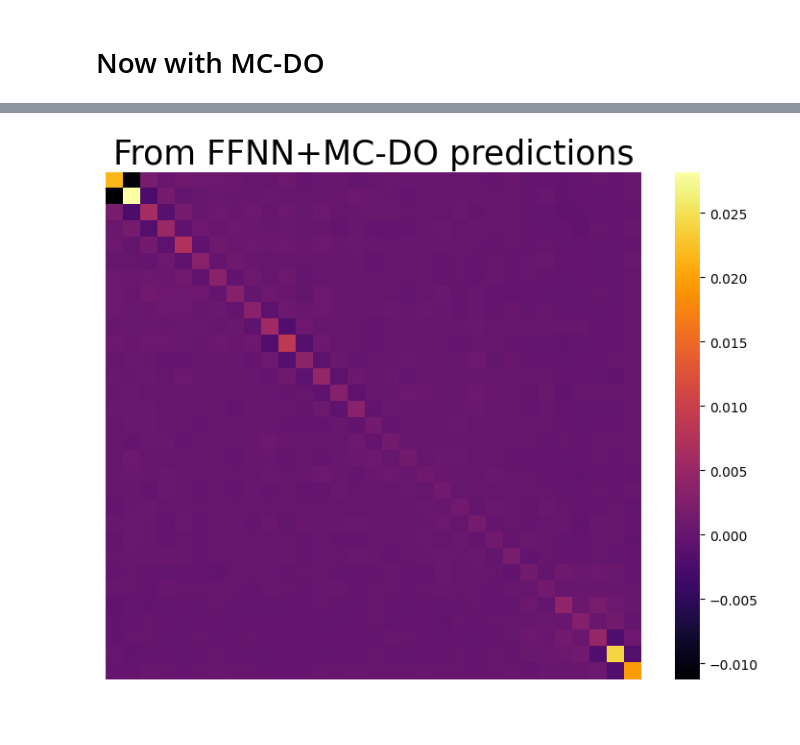
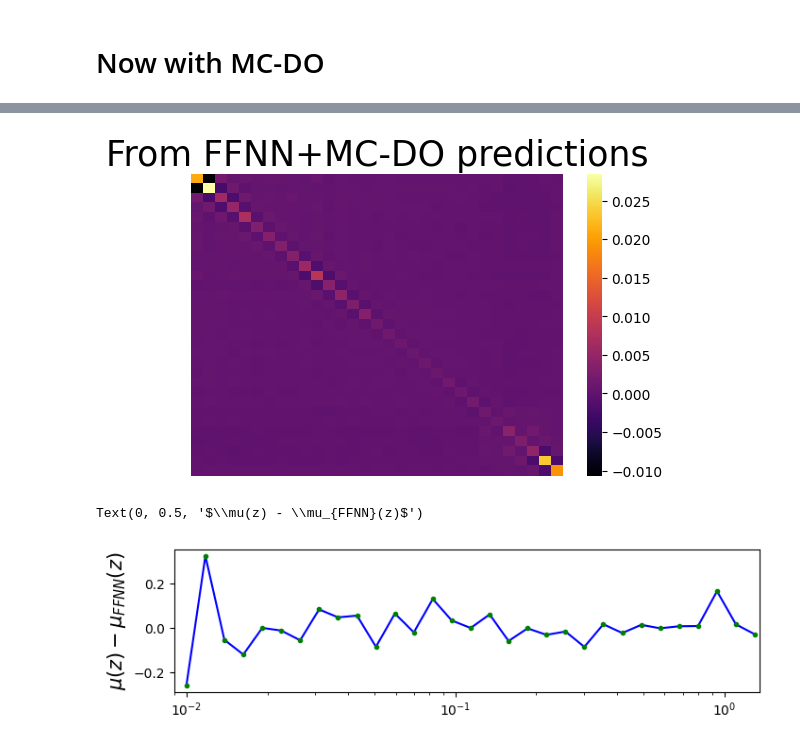
Before and after one commit to igomezv/neuralCosmoReconstruction, a Jupyter notebook: notebooks/loadANNjla.ipynb, the cells around one changed output, grey strips where cells are left out. Cells and saved outputs as stored; diff of their text form; code cells hidden in the pictures; blank space fills up the shorter version.

Commit message:
update plots of neural nets to jla

```diff
--- a/notebooks/loadANNjla.ipynb
+++ b/notebooks/loadANNjla.ipynb
@@ -17,9 +18,9 @@ import scipy as sp
 # %%
-ffnn = tf.keras.models.load_model('../models/FFNN_JLA.h5')
+ffnn = tf.keras.models.load_model('../models/FFNN_JLA2.h5')
 latent_dim = 1
 decoder = tf.keras.models.load_model('../models/vaeffnn_decoder.h5', custom_objects={'latent_dim': latent_dim})
 encoder = tf.keras.models.load_model('../models/vaeffnn_encoder.h5')
-ffnn_do = tf.keras.models.load_model('../models/FFNN_JLA_DO2.h5', custom_objects={'MCDropout': MCDropout})
+ffnn_do = tf.keras.models.load_model('../models/FFNN_JLA_DO.h5', custom_objects={'MCDropout': MCDropout})
 #ffnn_do 2 and without 2
 # %% [output]
 WARNING:tensorflow:No training configuration found in the save file, so the model was *not* compiled. Compile it manually.
@@ -53,9 +54,11 @@ scalererr = StandardScaler()
 scalererr.fit(errors.reshape(-1,1))
 errors_sc = scalererr.transform(errors.reshape(nsize,1))
 # %%
-zpoints = np.linspace(0.01, 1.3, 31)
+zseedlog = np.linspace(np.log10(0.01), np.log10(1.3), 31)
+zpoints = 10**zseedlog
 # zpoints = z_redshift
 # zpoints = ranz+0.01*np.random.randn(31)
 # orderMag(0.1)
+# zpoints = zpoints+ 0.01*np.random.rand(31)
 zpoints
 # %% [output]
@@ -71,8 +77,11 @@ std_ref = np.std(dist)
 delta_mean = z_sample_syscov - mean_ref
 # %%
 pred_random = ffnn.predict(np.log10(zpoints))
+# pred_random = ffnn.predict(zpoints)
 dlfake = scalerdist.inverse_transform(pred_random.reshape(-1,1))
 index = np.argsort(zpoints)
-fake_data = np.stack((zpoints[index], dlfake.reshape(31,)[index]), axis=1)
+dlfake = dlfake.reshape(31,)[index]
+zpoints = zpoints[index]
+fake_data = np.stack((zpoints, dlfake), axis=1)
 
-# np.savetxt("fake_binned_JLA_inter_0.dat",  fake_data, delimiter= " ", header="#fake data\n# z\n# mu", fmt='%1.9f')
+# np.savetxt("fake_binned_JLA_inter.dat",  fake_data, delimiter= " ", header="#fake data\n# z\n# mu", fmt='%1.9f')
@@ -226,22 +379,42 @@ No handles with labels found to put in legend.
 # %%
 z_sample = np.array([mean_pred_interpoint_DO+delta_mean])
 
-newmatrix = decoder.predict(z_sample)
+newmatrix_do = decoder.predict(z_sample)
 # newmatrixr = scalercov.inverse_transform(newmatrix.reshape(31,31))
-newmatrixr = newmatrix.reshape(31,31)
+newmatrixr_do = newmatrix_do.reshape(31,31)
 # newmatrixr = newmatrixr@D@newmatrixr.T
 # # clean_imgr = clean_img[0,:,:,0].reshape(31,31)
 
 
-plt.figure(figsize=(9, 7), dpi=100)
+plt.figure(figsize=(6, 4), dpi=100)
 # sns.set(font_scale=2)
-sns.heatmap(pd.DataFrame(newmatrixr),
+sns.heatmap(newmatrixr_do,
             fmt='g', xticklabels=False, yticklabels=False,
             cmap = 'inferno',
             robust=False, cbar=True)
 
-# np.savetxt("fake_binned_JLA_COVAE_DO_0.dat", newmatrixr, delimiter= " ", header="#fake COV")
+# np.savetxt("fake_binned_JLA_COVAE_DO.dat", newmatrixr_do, delimiter= " ", header="#fake COV")
 plt.title('From FFNN+MC-DO predictions', fontsize=25)
 plt.savefig('vae_cov_ffnn_do.png')
 # %% [output]
-[figure, old version]
+[figure, new version]
+# %%
+plt.figure(figsize=(8, 2), dpi=100)
+
+mudiff_do = np.subtract(dist, dlfake_do.reshape(31,))
+errdiff_do = np.subtract(np.sqrt(errors), np.sqrt(np.diag(newmatrixr_do)))
+
+plt.errorbar(z_redshift, mudiff_do, yerr=errdiff, c='g',  fmt='.')
+# plt.errorbar(zpoints, mudiff, yerr=np.sqrt(np.diag(newmatrixr)), c='r',  fmt='.')
+plt.plot(z_redshift, mudiff_do, c='b')
+plt.xlim(0.009, 1.35)
+
+# plt.xlabel('Redshift $z$')
+plt.xscale('log')
+
+# plt.xlabel("Redshift $z$", fontsize=15)
+plt.ylabel("$\mu(z) - \mu_{FFNN}(z)$", fontsize=15)
+# plt.savefig("Diferences_mod.png")
+# %% [output]
+Text(0, 0.5, '$\\mu(z) - \\mu_{FFNN}(z)$')
+[figure, added]
```
Also changed, not shown: parts of 26 cells of this notebook.
